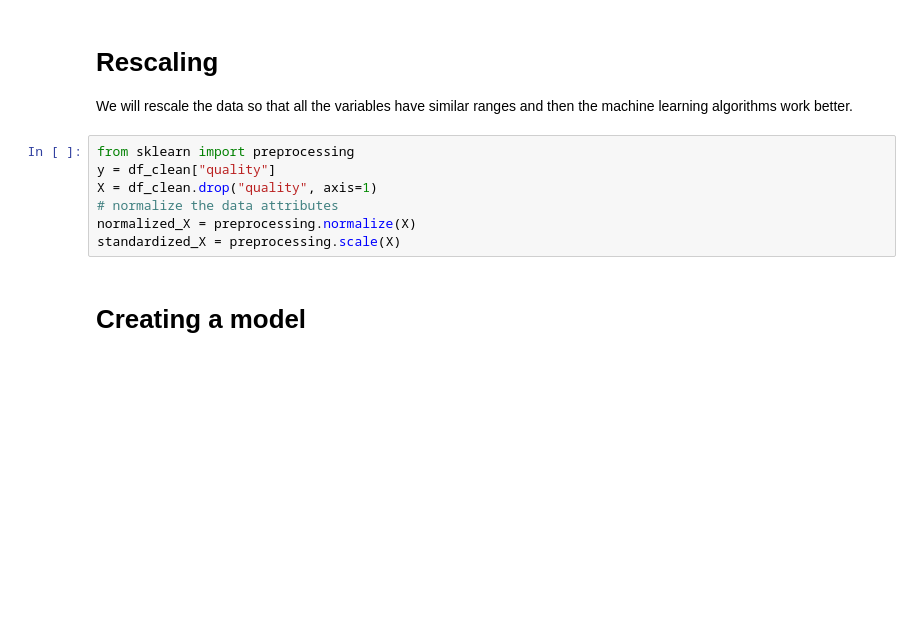
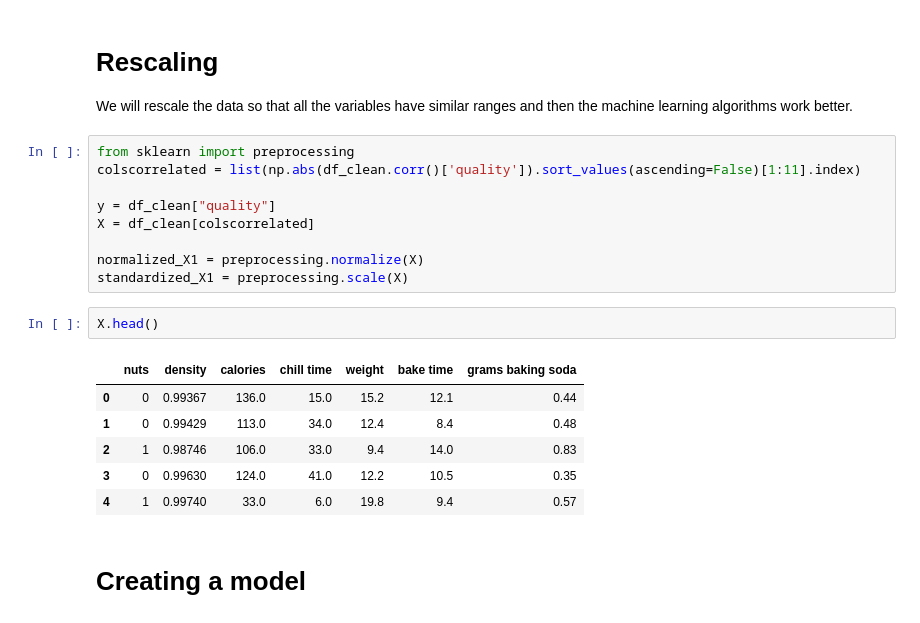
Before and after one commit to miquelpetit/Cookie-Flea-ML, a Jupyter notebook: our-code1.ipynb, the cells around one changed output. Cells and saved outputs as stored; diff of their text form; blank space fills up the shorter version.

```diff
--- a/our-code1.ipynb
+++ b/our-code1.ipynb
@@ -308,11 +309,22 @@ See the caveats in the documentation: http://pandas.pydata.org/pandas-docs/stabl
 We will rescale the data so that all the variables have similar ranges and then the machine learning algorithms work better.
 # %%
 from sklearn import preprocessing
+colscorrelated = list(np.abs(df_clean.corr()['quality']).sort_values(ascending=False)[1:11].index)
+
 y = df_clean["quality"]
-X = df_clean.drop("quality", axis=1)
-# normalize the data attributes
-normalized_X = preprocessing.normalize(X)
-standardized_X = preprocessing.scale(X)
+X = df_clean[colscorrelated]
+
+normalized_X1 = preprocessing.normalize(X)
+standardized_X1 = preprocessing.scale(X)
+# %%
+X.head()
+# %% [output]
+|  | nuts | density | calories | chill time | weight | bake time | grams baking soda |
+| 0 | 0 | 0.99367 | 136.0 | 15.0 | 15.2 | 12.1 | 0.44 |
+| 1 | 0 | 0.99429 | 113.0 | 34.0 | 12.4 | 8.4 | 0.48 |
+| 2 | 1 | 0.98746 | 106.0 | 33.0 | 9.4 | 14.0 | 0.83 |
+| 3 | 0 | 0.99630 | 124.0 | 41.0 | 12.2 | 10.5 | 0.35 |
+| 4 | 1 | 0.99740 | 33.0 | 6.0 | 19.8 | 9.4 | 0.57 |
 # %% [markdown]
 
 # Creating a model
```
Also changed, not shown: parts of 20 cells of this notebook, 1 other file.
